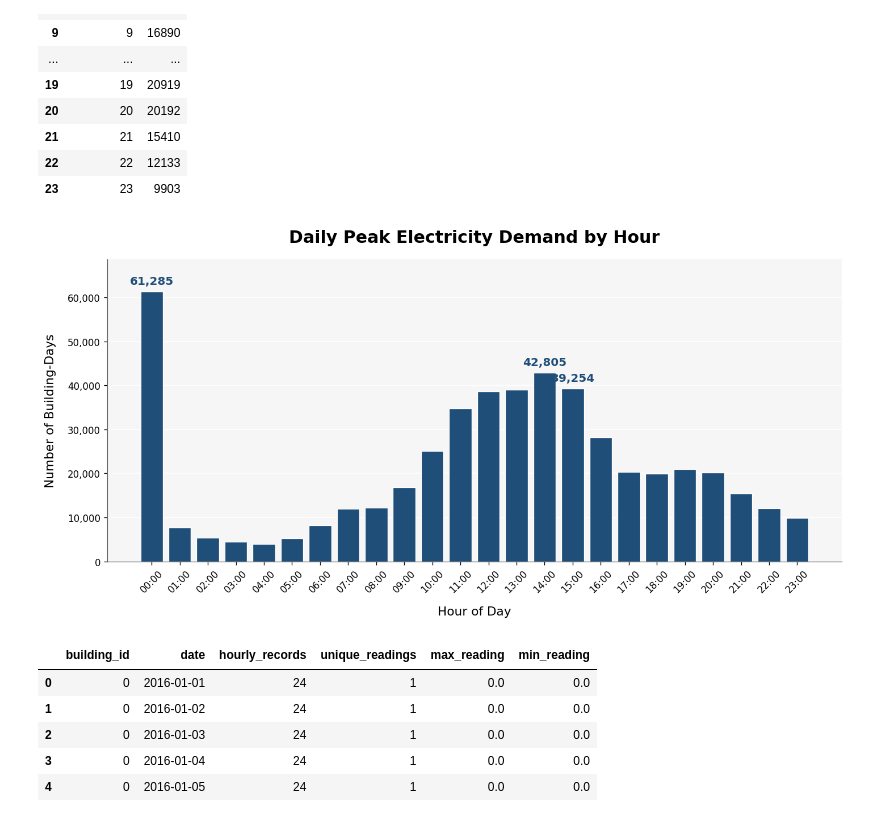
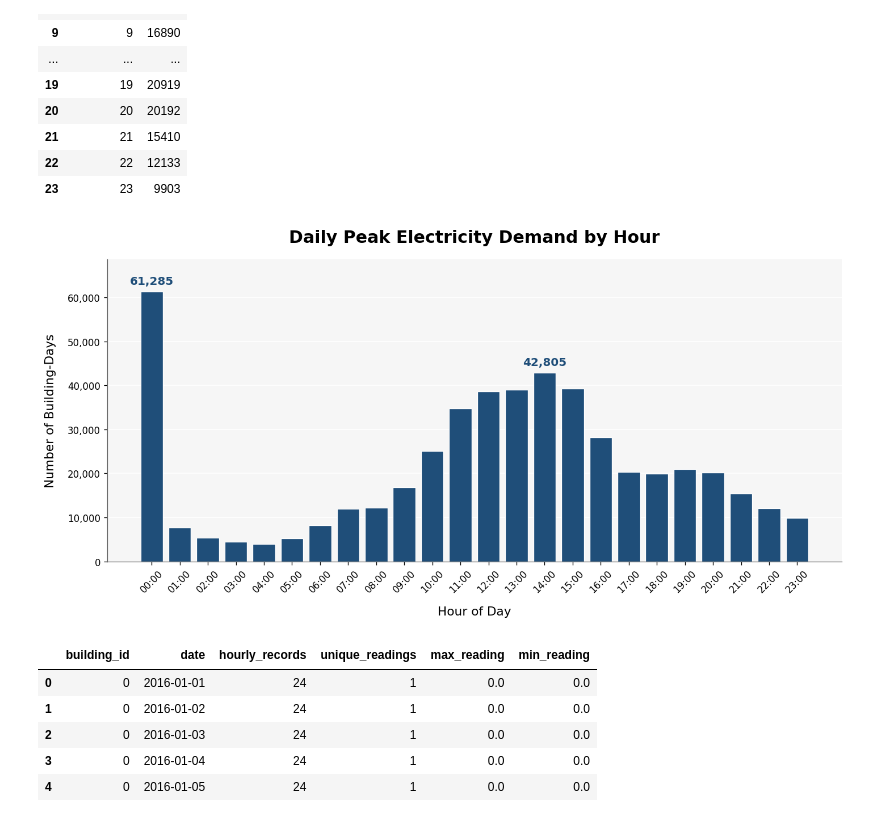
Before and after one commit to sonamrinjinsherpa/commercial-building-energy-prediction, a Jupyter notebook: notebooks/03_eda.ipynb, the cells around one changed output. Saved outputs shown, nothing was run; the diff lists cells and outputs as text; code cells hidden in the pictures.

```diff
--- a/notebooks/03_eda.ipynb
+++ b/notebooks/03_eda.ipynb
@@ -398,4 +690,4 @@ def classify_weather(row):
 # %%
-data["weather_condition"] = data.apply(classify_weather, axis=1)
+#data["weather_condition"] = data.apply(classify_weather, axis=1)
 
-data["weather_condition"].value_counts()
+#data["weather_condition"].value_counts()
@@ -492,36 +774,44 @@ ax.spines["left"].set_color("#666666")
 ax.spines["bottom"].set_color("#666666")
 ax.grid(axis="y", color="white", linestyle="-", linewidth=1)
 ax.set_axisbelow(True)
 
 # Add headroom so labels are not clipped
 ax.set_ylim(0, peak_hour_counts["count"].max() * 1.12)
 
 # Label the top 3 peak hours
-top_hours = peak_hour_counts.nlargest(3, "count")
+top_hours = peak_hour_counts.nlargest(2, "count")
 
 for _, row in top_hours.iterrows():
+    x_position = row["peak_hour"]
+
+    # Move the 15:00 label slightly right so it does not overlap the 14:00 bar
+    if row["peak_hour"] == 15:
+        x_position += 0.35
+
     ax.text(
-        row["peak_hour"],
+        x_position,
         row["count"] + peak_hour_counts["count"].max() * 0.02,
         f"{row['count']:,}",
         ha="center",
         va="bottom",
         fontsize=12,
         color="#1f4e79",
         fontweight="bold",
         clip_on=False,
         zorder=5,
     )
 
 plt.tight_layout()
+
 fig.savefig(
     figures_dir / "daily_peak_hour_distribution.png",
     dpi=150,
     bbox_inches="tight",
 )
+
 plt.show()
 # %% [output]
-[figure, old version]
+[figure, new version]
 # %%
 daily_counts = (
     data.groupby(["building_id", "date"])
```
Also changed, not shown: parts of 46 cells of this notebook, 11 other files.
